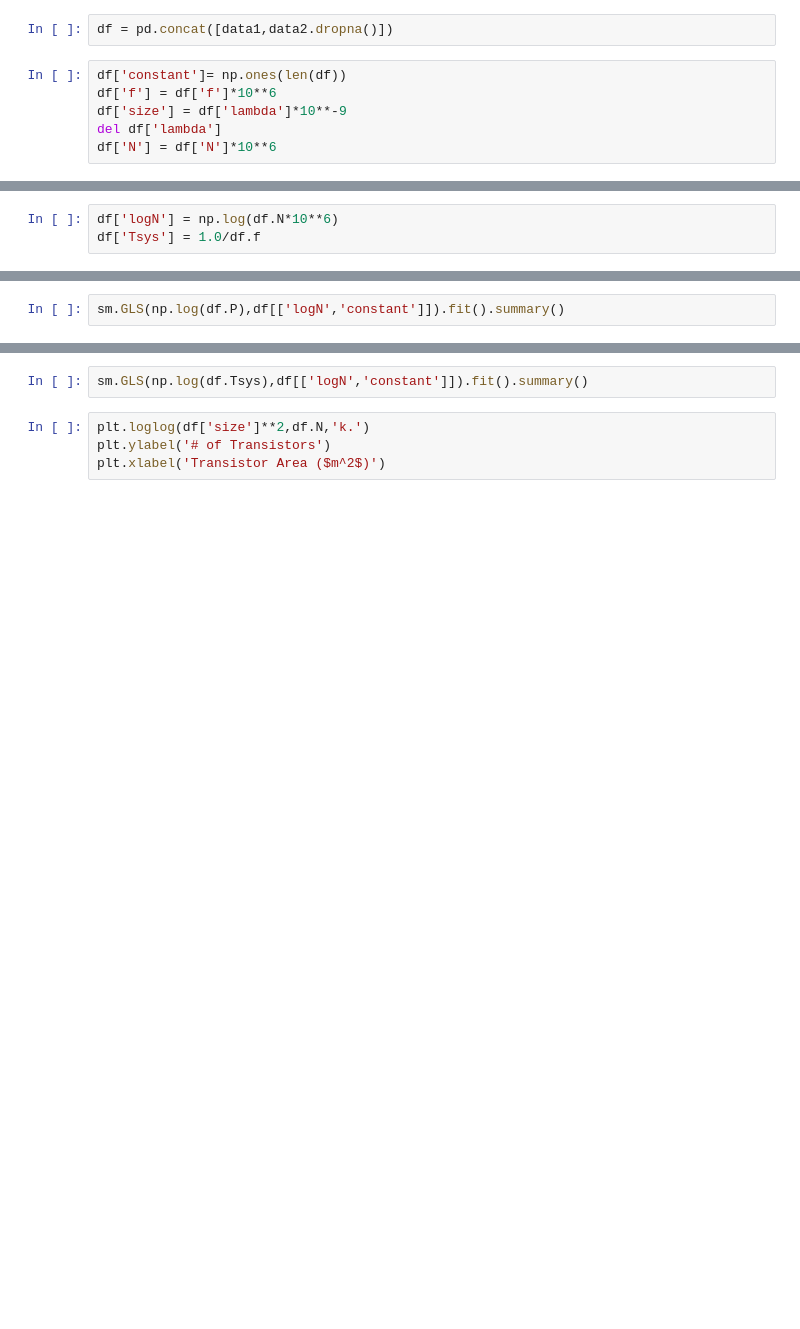
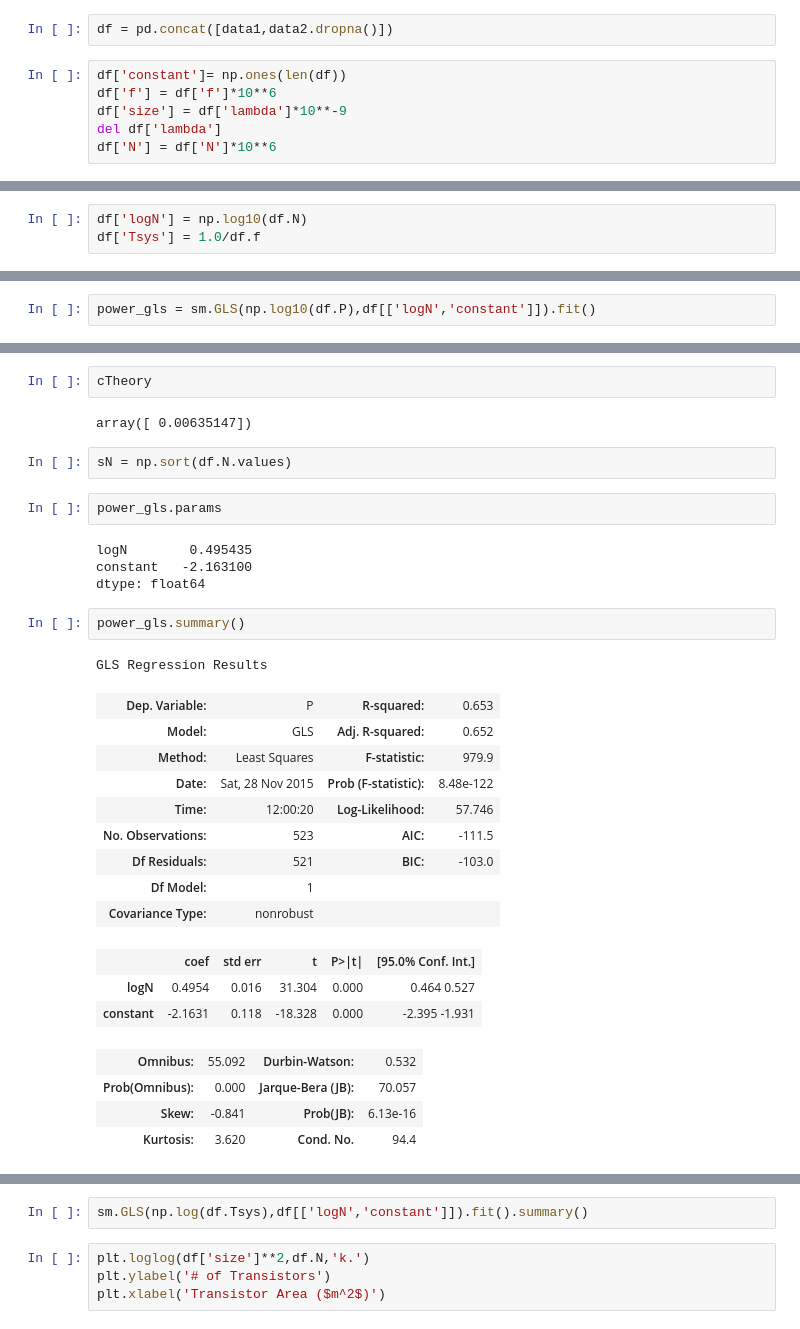
Before and after one commit to profsforrest/scaling-paper, a Jupyter notebook: analysis/PowerChips.ipynb, the cells around one changed output, grey strips where cells are left out. Cells and saved outputs as stored; diff of their text form; blank space fills up the shorter version.

```diff
--- a/analysis/PowerChips.ipynb
+++ b/analysis/PowerChips.ipynb
@@ -47,3 +61,3 @@ df.columns
 # %%
-df['logN'] = np.log(df.N*10**6)
+df['logN'] = np.log10(df.N)
 df['Tsys'] = 1.0/df.f
@@ -52,2 +64,2 @@ pd
 # %%
-sm.GLS(np.log(df.P),df[['logN','constant']]).fit().summary()
+power_gls = sm.GLS(np.log10(df.P),df[['logN','constant']]).fit()
@@ -55,0 +82,32 @@ plt.loglog(df.N,df.Tsys,'k.')
+# %%
+cTheory
+# %% [output]
+array([ 0.00635147])
+# %%
+sN = np.sort(df.N.values)
+# %%
+power_gls.params
+# %% [output]
+logN        0.495435
+constant   -2.163100
+dtype: float64
+# %%
+power_gls.summary()
+# %% [output]
+GLS Regression Results
+| Dep. Variable: | P | R-squared: | 0.653 |
+| Model: | GLS | Adj. R-squared: | 0.652 |
+| Method: | Least Squares | F-statistic: | 979.9 |
+| Date: | Sat, 28 Nov 2015 | Prob (F-statistic): | 8.48e-122 |
+| Time: | 12:00:20 | Log-Likelihood: | 57.746 |
+| No. Observations: | 523 | AIC: | -111.5 |
+| Df Residuals: | 521 | BIC: | -103.0 |
+| Df Model: | 1 |  |  |
+| Covariance Type: | nonrobust |  |  |
+|  | coef | std err | t | P>|t| | [95.0% Conf. Int.] |
+| logN | 0.4954 | 0.016 | 31.304 | 0.000 | 0.464 0.527 |
+| constant | -2.1631 | 0.118 | -18.328 | 0.000 | -2.395 -1.931 |
+| Omnibus: | 55.092 | Durbin-Watson: | 0.532 |
+| Prob(Omnibus): | 0.000 | Jarque-Bera (JB): | 70.057 |
+| Skew: | -0.841 | Prob(JB): | 6.13e-16 |
+| Kurtosis: | 3.620 | Cond. No. | 94.4 |
```
Also changed, not shown: parts of 10 cells of this notebook, 5 other files.
